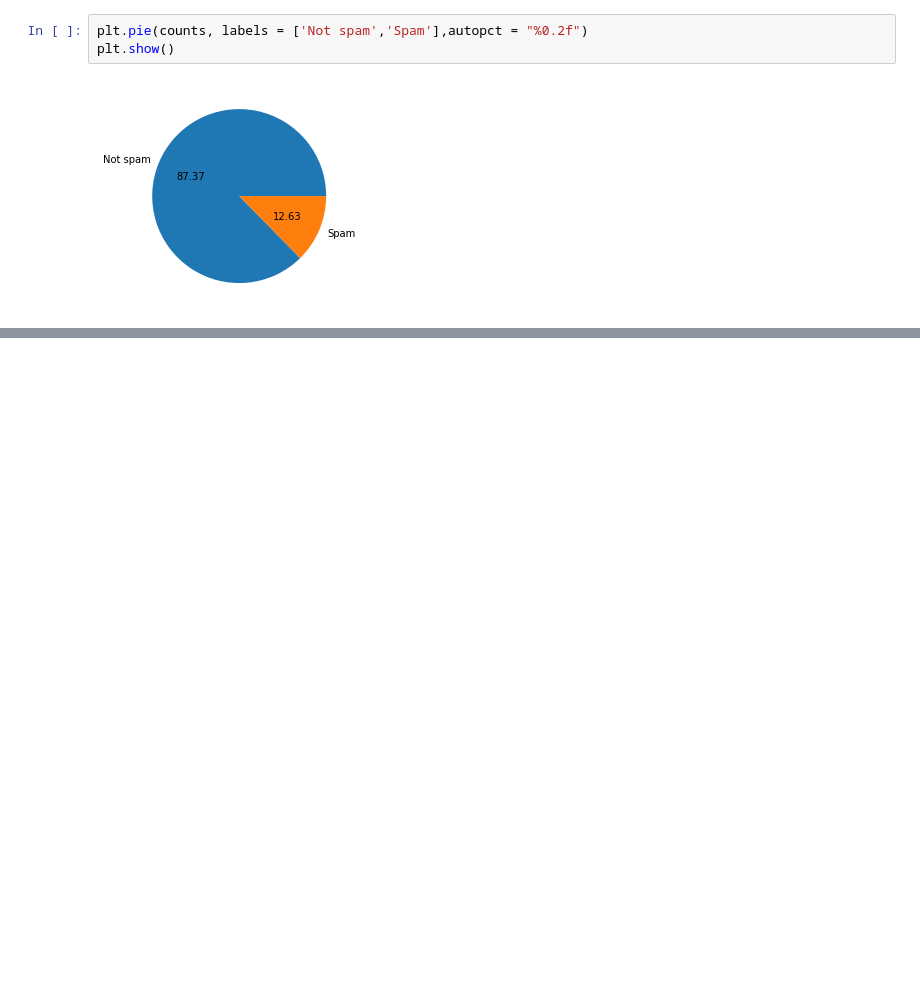
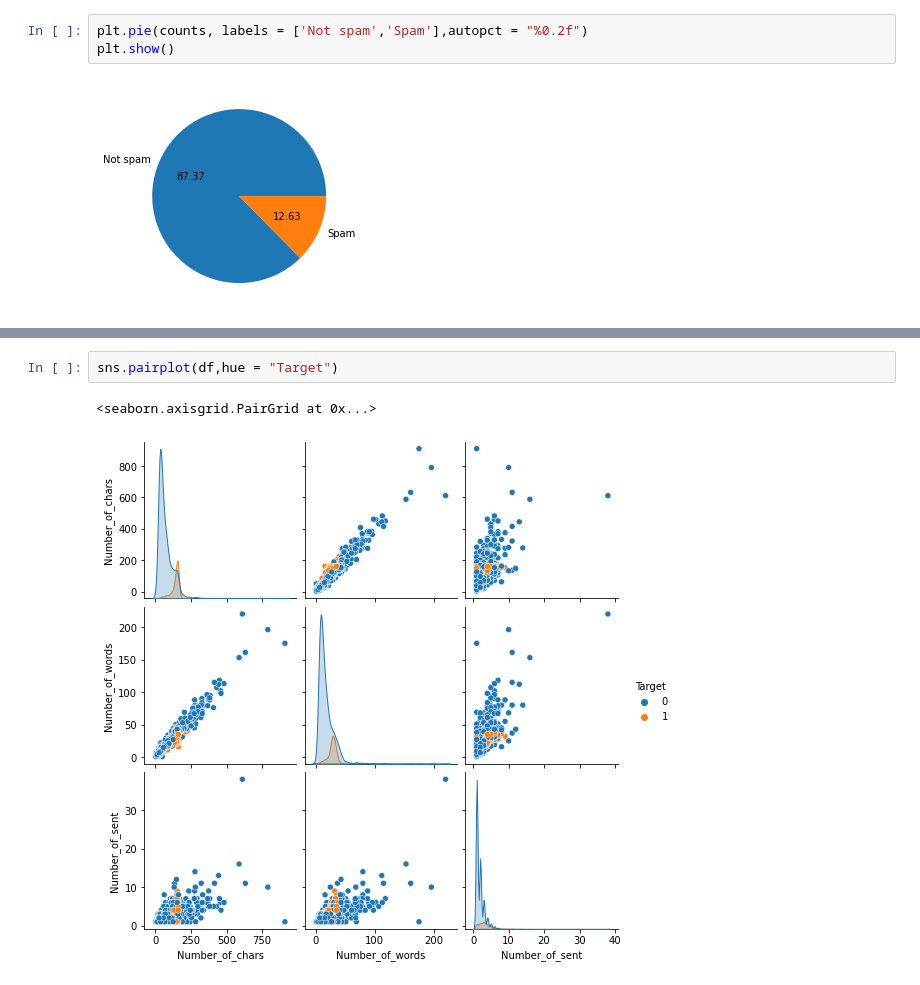
Before and after one commit to Soham2402/Spam_SMS-Email_Classifier, a Jupyter notebook: Email sms classifier.ipynb, the cells around one changed output, grey strips where cells are left out. Drawn from its saved outputs; the diff is of its cells as text; blank space fills up the shorter version.

```diff
--- a/Email sms classifier.ipynb
+++ b/Email sms classifier.ipynb
@@ -135,0 +254,5 @@ plt.show()
+# %%
+sns.pairplot(df,hue = "Target")
+# %% [output]
+<seaborn.axisgrid.PairGrid at 0x...>
+[figure, added]
```
Also changed, not shown: parts of 19 cells of this notebook.
